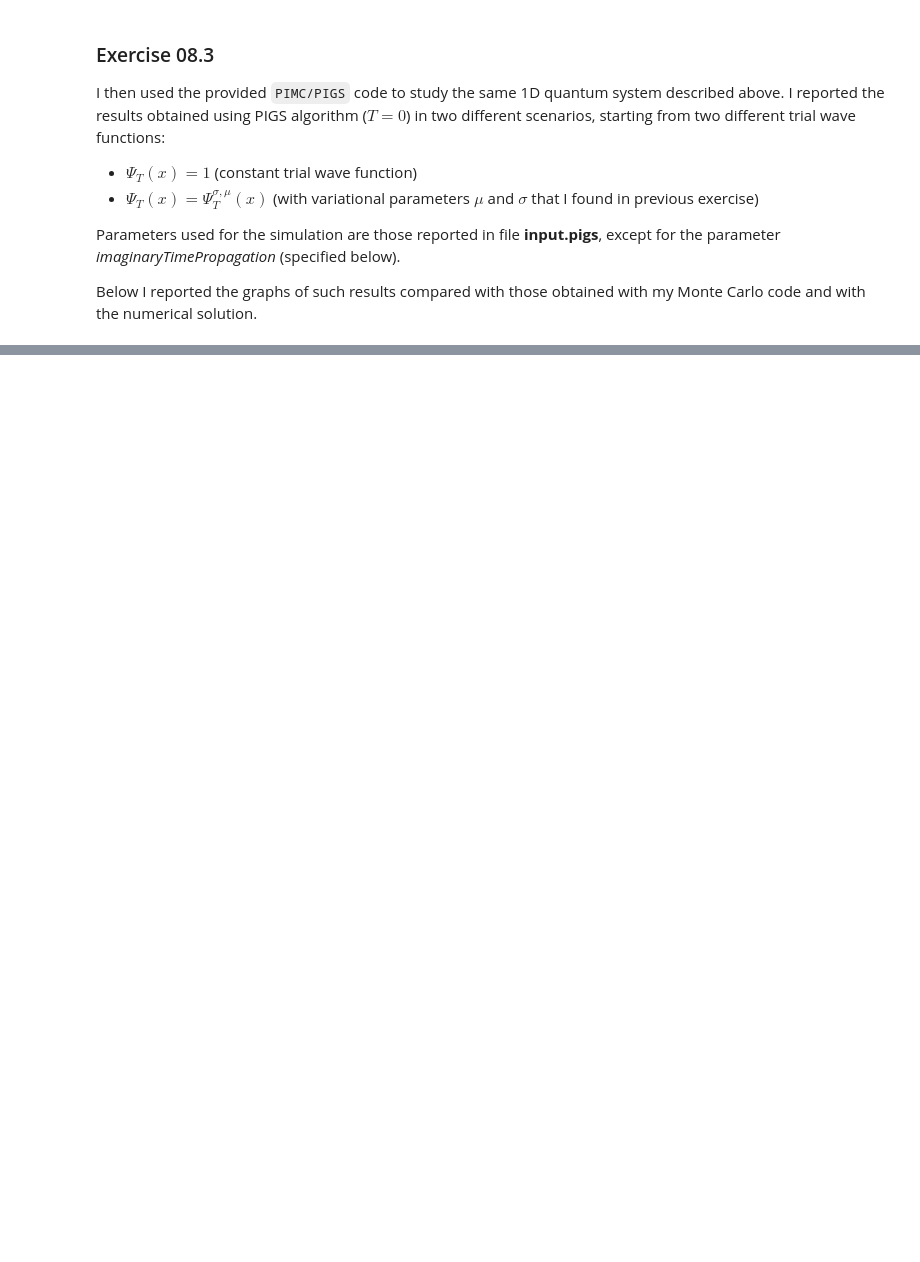
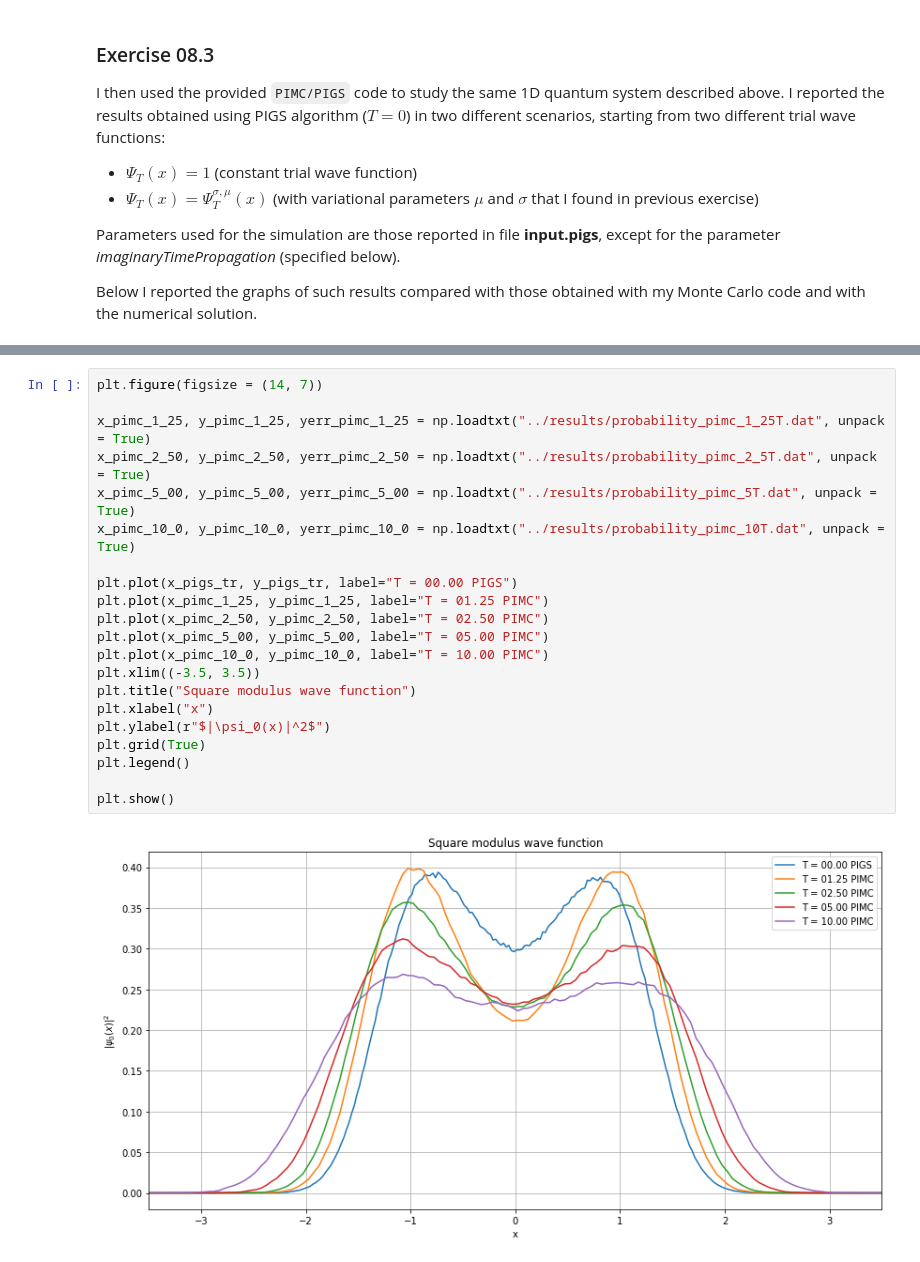
Before and after one commit to mattbona/numerical-simulation-laboratory, a Jupyter notebook: NSL-08/notebook/LSN_Exercises_08.ipynb, the cells around one changed output, grey strips where cells are left out. Saved outputs shown, nothing was run; the diff lists cells and outputs as text; blank space fills up the shorter version.

```diff
--- a/NSL-08/notebook/LSN_Exercises_08.ipynb
+++ b/NSL-08/notebook/LSN_Exercises_08.ipynb
@@ -175,0 +214,23 @@ Below I reported the graphs of such results compared with those obtained with my
+# %%
+plt.figure(figsize = (14, 7))
+
+x_pimc_1_25, y_pimc_1_25, yerr_pimc_1_25 = np.loadtxt("../results/probability_pimc_1_25T.dat", unpack = True)
+x_pimc_2_50, y_pimc_2_50, yerr_pimc_2_50 = np.loadtxt("../results/probability_pimc_2_5T.dat", unpack = True)
+x_pimc_5_00, y_pimc_5_00, yerr_pimc_5_00 = np.loadtxt("../results/probability_pimc_5T.dat", unpack = True)
+x_pimc_10_0, y_pimc_10_0, yerr_pimc_10_0 = np.loadtxt("../results/probability_pimc_10T.dat", unpack = True)
+
+plt.plot(x_pigs_tr, y_pigs_tr, label="T = 00.00 PIGS")
+plt.plot(x_pimc_1_25, y_pimc_1_25, label="T = 01.25 PIMC")
+plt.plot(x_pimc_2_50, y_pimc_2_50, label="T = 02.50 PIMC")
+plt.plot(x_pimc_5_00, y_pimc_5_00, label="T = 05.00 PIMC")
+plt.plot(x_pimc_10_0, y_pimc_10_0, label="T = 10.00 PIMC")
+plt.xlim((-3.5, 3.5))
+plt.title("Square modulus wave function")
+plt.xlabel("x")
+plt.ylabel(r"$|\psi_0(x)|^2$")
+plt.grid(True)
+plt.legend()
+
+plt.show()
+# %% [output]
+[figure, added]
```
Also changed, not shown: parts of 4 cells of this notebook, 8 other files.
